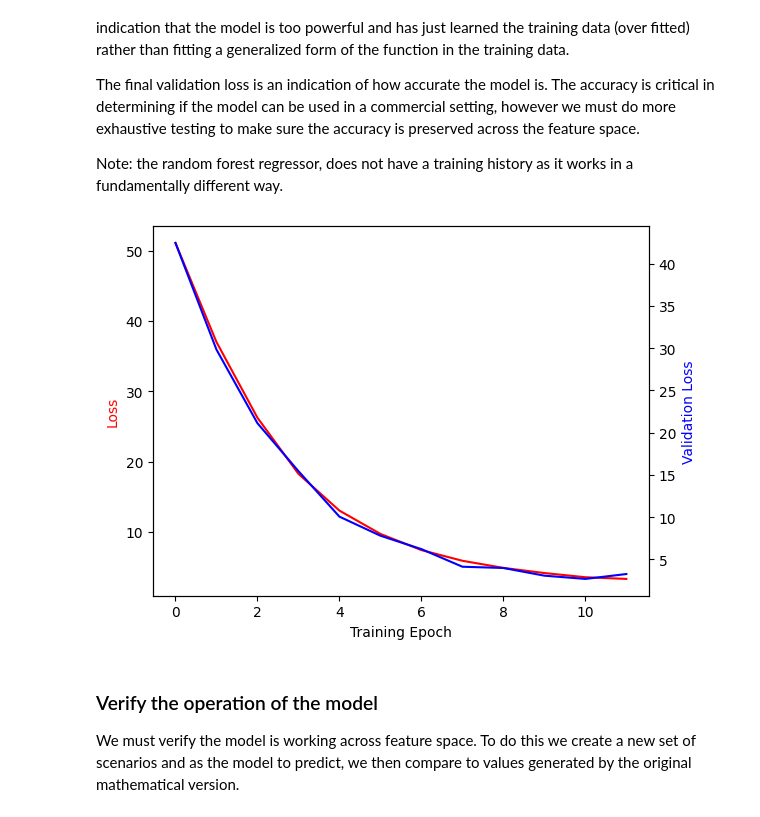
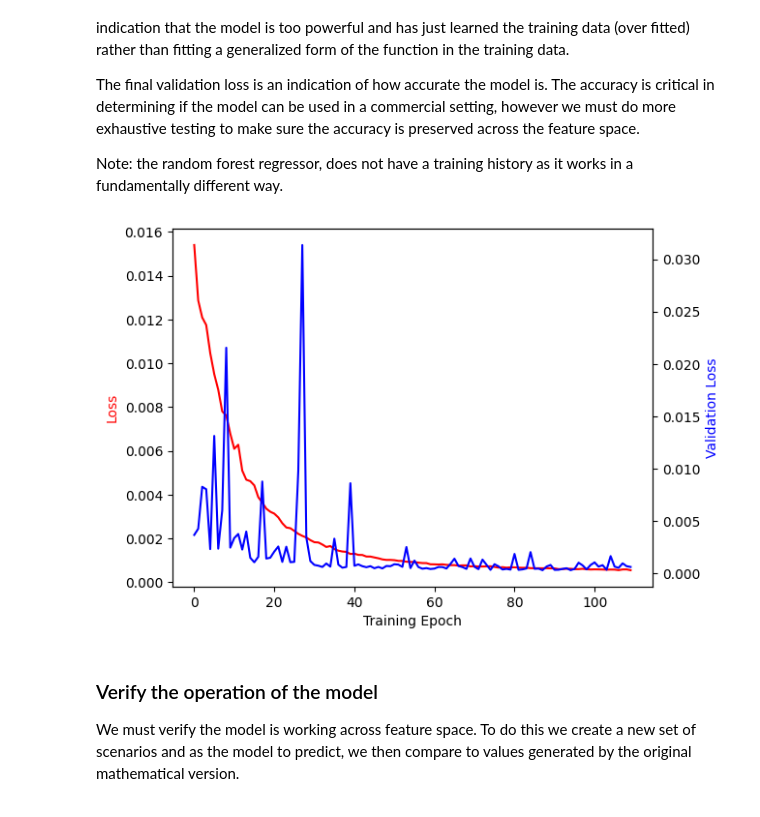
Before and after one commit to parrisma/optprice, a Jupyter notebook: jupyter/optprice.ipynb, the cells around one changed output. Saved outputs shown, nothing was run; the diff lists cells and outputs as text; code cells hidden in the pictures.

```diff
--- a/jupyter/optprice.ipynb
+++ b/jupyter/optprice.ipynb
@@ -515,17 +595,29 @@ def create_deeper_neural_net(input_dim: int = 5):
 ### Fit the data
 
 Fitting can be switched between a standard dense network and a random forest. Both will learn to predict the price from the inputs with different internal approaches. We will investigate the differences when we look at how the predictions compare to the ideal as defined by the model we are fitting.
+# %%
+lr = 0.001
+lr_min = 0.0001
+lr_decay = 0.95
+
+def lr_decay_func(epoch):
+    return lr_min + ((lr-lr_min) * np.power(lr_decay, epoch))
+
+lr_callback = tf.keras.callbacks.LearningRateScheduler(
+    lr_decay_func, verbose=True)
 # %%
 class ModelType(Enum):
     NEURAL_NET = 1
     DEEP_NEURAL_NET = 2
     RANDOM_FOREST_REGRESSOR = 3
+    AVG_NET = 4
 
 
 def fit(X: np.ndarray,
         Y: np.ndarray,
         model_type: ModelType,
-        num_epoch: int = 50):
+        num_epoch: int = 50,
+        batch_size:int = 256):
     """
     Prepare the model inputs and fit the data with the given model type.
 
@@ -559,11 +651,11 @@ def fit(X: np.ndarray,
         history = model.fit(
             X_train,
             Y_train,
-            batch_size=256,
+            batch_size=batch_size,
             epochs=num_epoch,
             verbose=1,
             validation_data=(X_test, Y_test),
-            callbacks=[saveBest],
+            callbacks=[lr_callback, saveBest],
         )
         model.load_weights(
             "best"
@@ -574,11 +666,26 @@ def fit(X: np.ndarray,
         history = model.fit(
             X_train,
             Y_train,
-            batch_size=256,
+            batch_size=batch_size,
             epochs=num_epoch,
             verbose=1,
             validation_data=(X_test, Y_test),
-            callbacks=[saveBest],
+            callbacks=[lr_callback, saveBest],
+        )
+        model.load_weights(
+            "best"
+        )  # load back the model corresponding to lowest validation loss
+    elif model_type == ModelType.AVG_NET:
+        print("Create and fit Averaging Network")
+        model = create_averaging_neural_net(input_dim)
+        history = model.fit(
+            X_train,
+            Y_train,
+            batch_size=batch_size,
+            epochs=num_epoch,
+            verbose=1,
+            validation_data=(X_test, Y_test),
+            callbacks=[lr_callback, saveBest],
         )
         model.load_weights(
             "best"
@@ -619,5 +726,5 @@ model, history, X_train, Y_train, X_test, Y_test = fit(
 # Train from shuffled data Xs, Ys
 #
 model, history, X_train, Y_train, X_test, Y_test = fit(
-    Xs, Ys, ModelType.DEEP_NEURAL_NET, num_epoch=100
+    Xs, Ys, ModelType.DEEP_NEURAL_NET, num_epoch=120,batch_size=256
 )
@@ -657,11 +782,11 @@ def plot_training_history(
 # %%
 #
 # Random forest does not generate a training history
 #
 if history is not None:
-    plot_training_history(history.history["loss"], history.history["val_loss"], skip=8)
+    plot_training_history(history.history["loss"], history.history["val_loss"], skip=10)
 # %% [output]
-[figure, old version]
+[figure, new version]
 # %% [markdown]
 ### Verify the operation of the model
 
```
Also changed, not shown: parts of 42 cells of this notebook.
